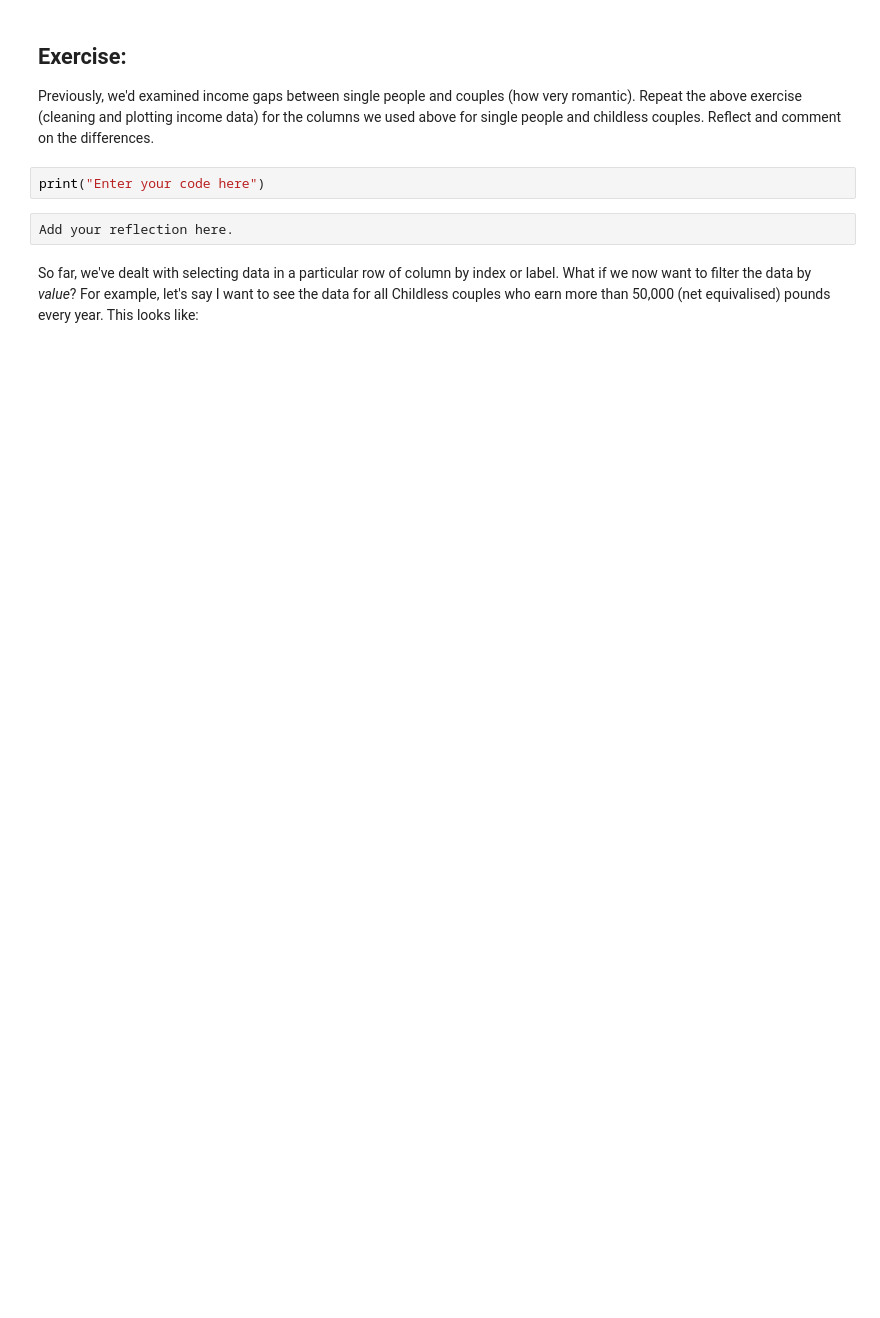
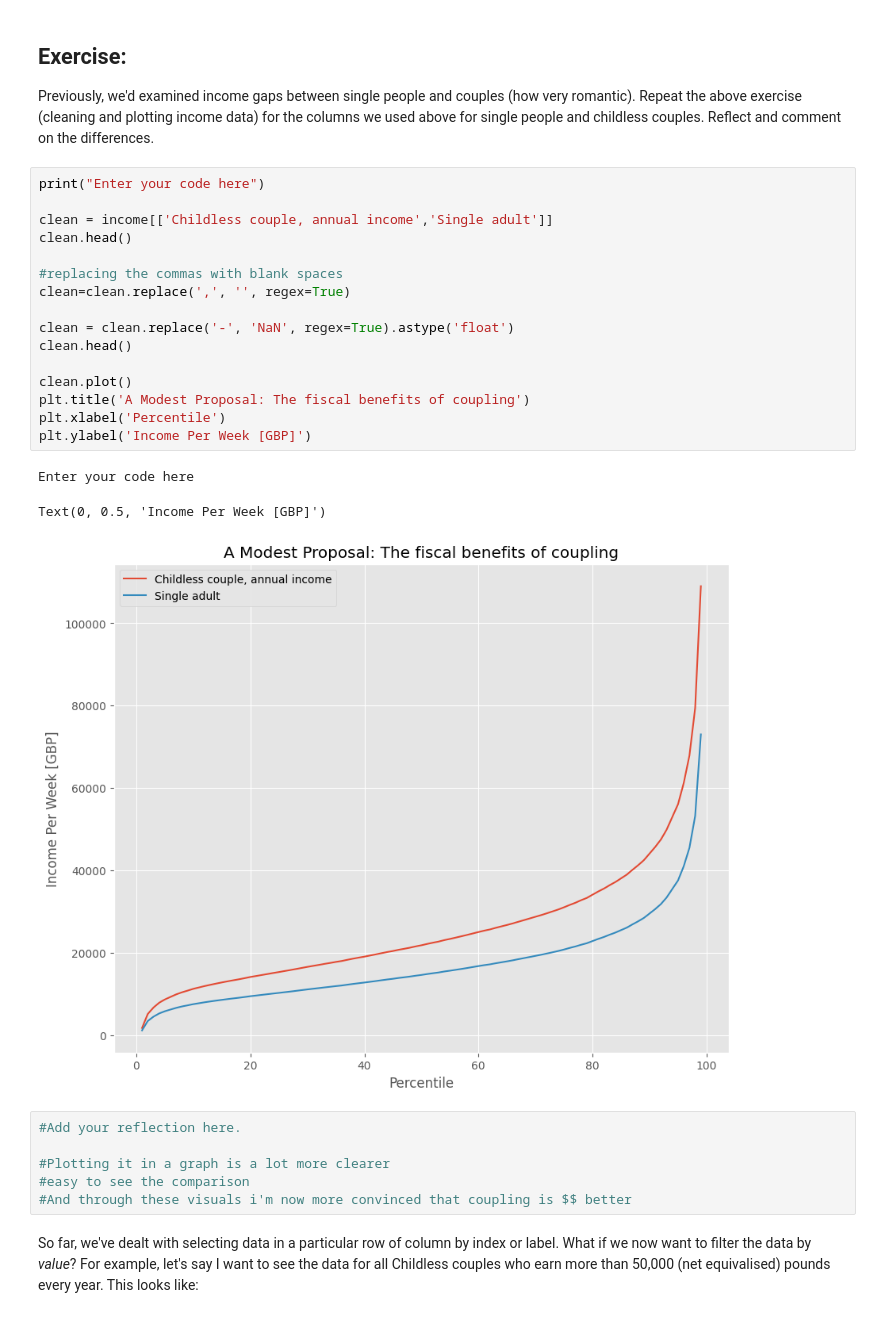
Before and after one commit to gr8imajoke/QM2, a Jupyter notebook: notebooks/W02. Pandas.ipynb, the cells around one changed output. Drawn from its saved outputs; the diff is of its cells as text; blank space fills up the shorter version.

```diff
--- a/notebooks/W02. Pandas.ipynb
+++ b/notebooks/W02. Pandas.ipynb
@@ -304,10 +345,32 @@ Text(0, 0.5, 'Income Per Week [GBP]')
 ## Exercise:
 
 Previously, we'd examined income gaps between single people and couples (how very romantic). Repeat the above exercise (cleaning and plotting income data) for the columns we used above for single people and childless couples. Reflect and comment on the differences.
-# %%
-print("Enter your code here")
-# %%
-Add your reflection here.
+# %%
+print("Enter your code here")
+
+clean = income[['Childless couple, annual income','Single adult']]
+clean.head()
+
+#replacing the commas with blank spaces
+clean=clean.replace(',', '', regex=True)
+
+clean = clean.replace('-', 'NaN', regex=True).astype('float')
+clean.head()
+
+clean.plot()
+plt.title('A Modest Proposal: The fiscal benefits of coupling')
+plt.xlabel('Percentile')
+plt.ylabel('Income Per Week [GBP]')
+# %% [output]
+Enter your code here
+Text(0, 0.5, 'Income Per Week [GBP]')
+[figure, added]
+# %%
+#Add your reflection here.
+
+#Plotting it in a graph is a lot more clearer
+#easy to see the comparison
+#And through these visuals i'm now more convinced that coupling is $$ better
 # %% [markdown]
 So far, we've dealt with selecting data in a particular row of column by index or label. What if we now want to filter the data by *value*? For example, let's say I want to see the data for all Childless couples who earn more than 50,000 (net equivalised) pounds every year. This looks like:
 # %%
```
Also changed, not shown: parts of 29 cells of this notebook.
